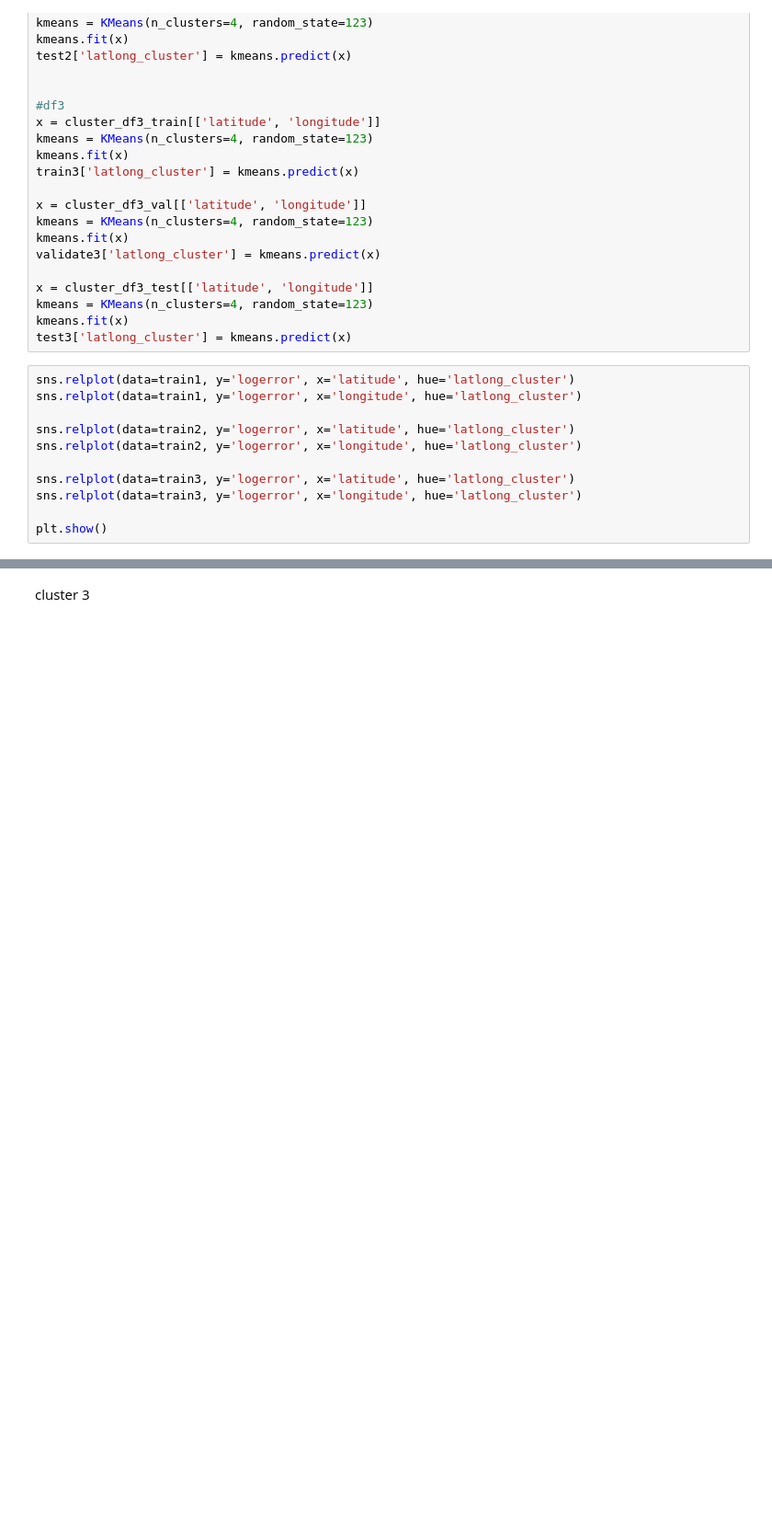
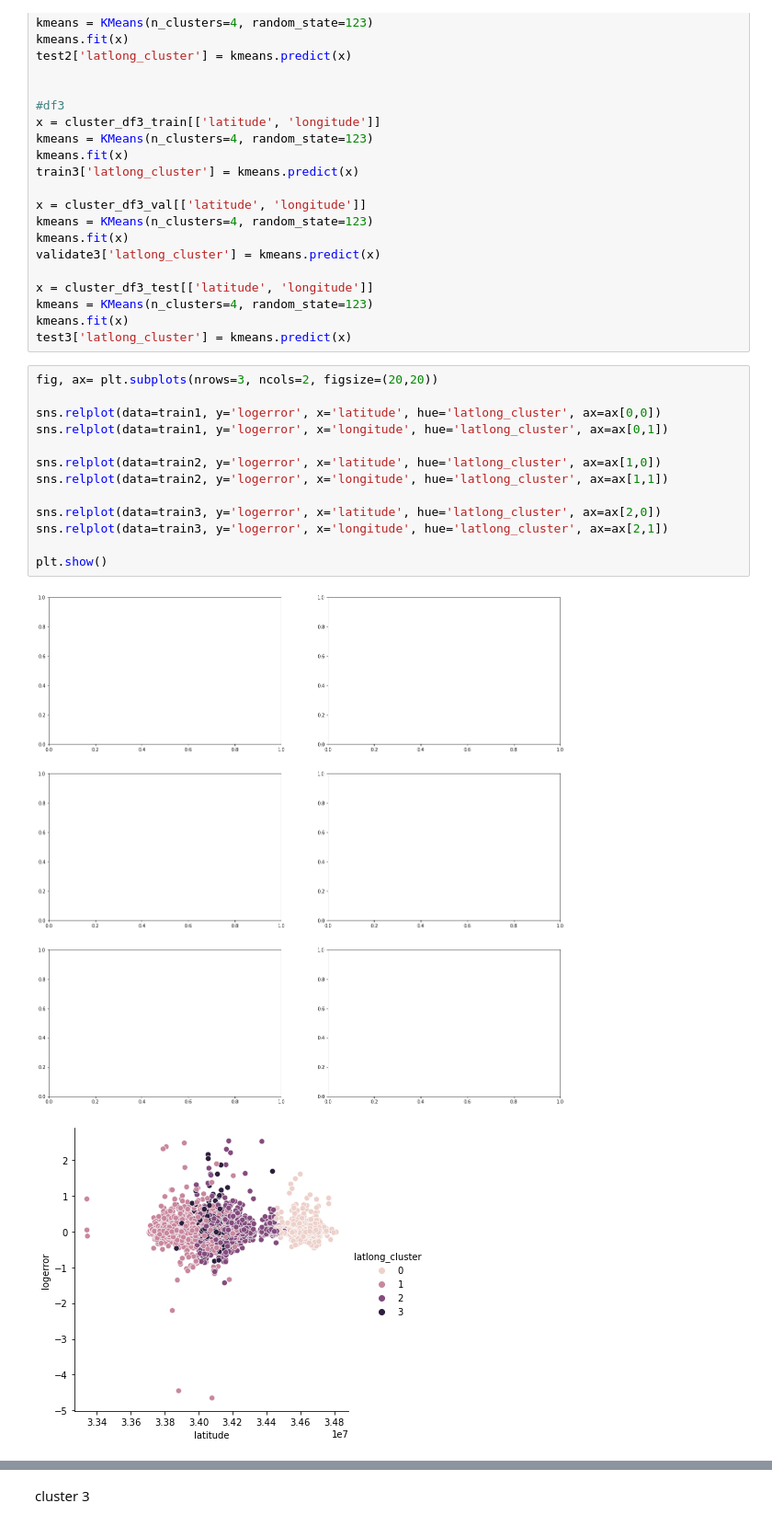
Before and after one commit to NSharick/clustering-project, a Jupyter notebook: final_report_clustering_project.ipynb, the cells around one changed output, grey strips where cells are left out. Shown at 92% size. Cells and saved outputs as stored; diff of their text form; blank space fills up the shorter version.

```diff
--- a/final_report_clustering_project.ipynb
+++ b/final_report_clustering_project.ipynb
@@ -302,13 +348,18 @@ kmeans = KMeans(n_clusters=4, random_state=123)
 kmeans.fit(x)
 test3['latlong_cluster'] = kmeans.predict(x)
 # %%
-sns.relplot(data=train1, y='logerror', x='latitude', hue='latlong_cluster')
-sns.relplot(data=train1, y='logerror', x='longitude', hue='latlong_cluster')
+fig, ax= plt.subplots(nrows=3, ncols=2, figsize=(20,20))
 
-sns.relplot(data=train2, y='logerror', x='latitude', hue='latlong_cluster')
-sns.relplot(data=train2, y='logerror', x='longitude', hue='latlong_cluster')
+sns.relplot(data=train1, y='logerror', x='latitude', hue='latlong_cluster', ax=ax[0,0])
+sns.relplot(data=train1, y='logerror', x='longitude', hue='latlong_cluster', ax=ax[0,1])
 
-sns.relplot(data=train3, y='logerror', x='latitude', hue='latlong_cluster')
-sns.relplot(data=train3, y='logerror', x='longitude', hue='latlong_cluster')
+sns.relplot(data=train2, y='logerror', x='latitude', hue='latlong_cluster', ax=ax[1,0])
+sns.relplot(data=train2, y='logerror', x='longitude', hue='latlong_cluster', ax=ax[1,1])
+
+sns.relplot(data=train3, y='logerror', x='latitude', hue='latlong_cluster', ax=ax[2,0])
+sns.relplot(data=train3, y='logerror', x='longitude', hue='latlong_cluster', ax=ax[2,1])
 
 plt.show()
+# %% [output]
+[figure, added]
+[figure, added]
```
Also changed, not shown: parts of 31 cells of this notebook, 1 other file.
